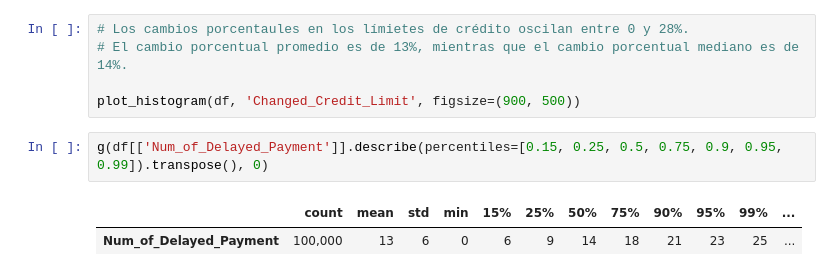
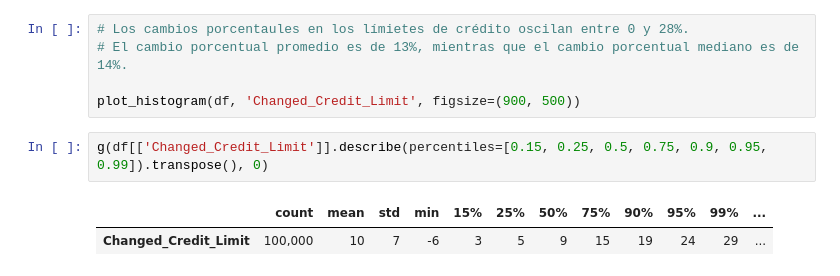
Before and after one commit to adoljc87/SCORE, a Jupyter notebook: notebooks/0_UNIVARIATE_ANALYSIS/12_Changed_Credit_Limit.ipynb, the cells around one changed output. Drawn from its saved outputs; the diff is of its cells as text.

```diff
--- a/notebooks/0_UNIVARIATE_ANALYSIS/12_Changed_Credit_Limit.ipynb
+++ b/notebooks/0_UNIVARIATE_ANALYSIS/12_Changed_Credit_Limit.ipynb
@@ -26,7 +26,7 @@ df = pd.read_csv(get_data_path("Credit_score_cleaned_data.csv"))
 
 plot_histogram(df, 'Changed_Credit_Limit', figsize=(900, 500))
 # %%
-g(df[['Num_of_Delayed_Payment']].describe(percentiles=[0.15, 0.25, 0.5, 0.75, 0.9, 0.95, 0.99]).transpose(), 0)
+g(df[['Changed_Credit_Limit']].describe(percentiles=[0.15, 0.25, 0.5, 0.75, 0.9, 0.95, 0.99]).transpose(), 0)
 # %% [output]
 |  | count | mean | std | min | 15% | 25% | 50% | 75% | 90% | 95% | 99% | ... |
-| Num_of_Delayed_Payment | 100,000 | 13 | 6 | 0 | 6 | 9 | 14 | 18 | 21 | 23 | 25 | ... |
+| Changed_Credit_Limit | 100,000 | 10 | 7 | -6 | 3 | 5 | 9 | 15 | 19 | 24 | 29 | ... |
```
Also changed, not shown: 23 other files.
